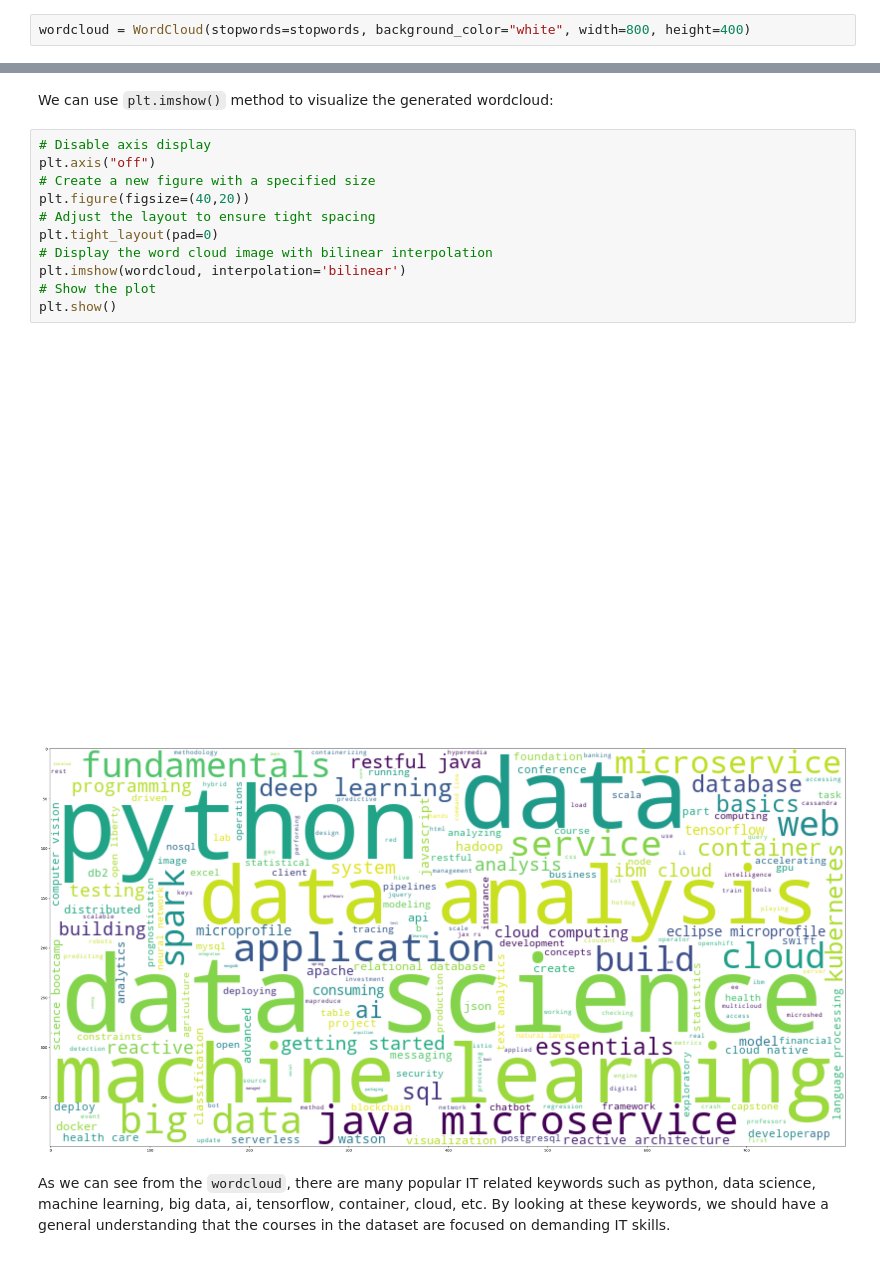
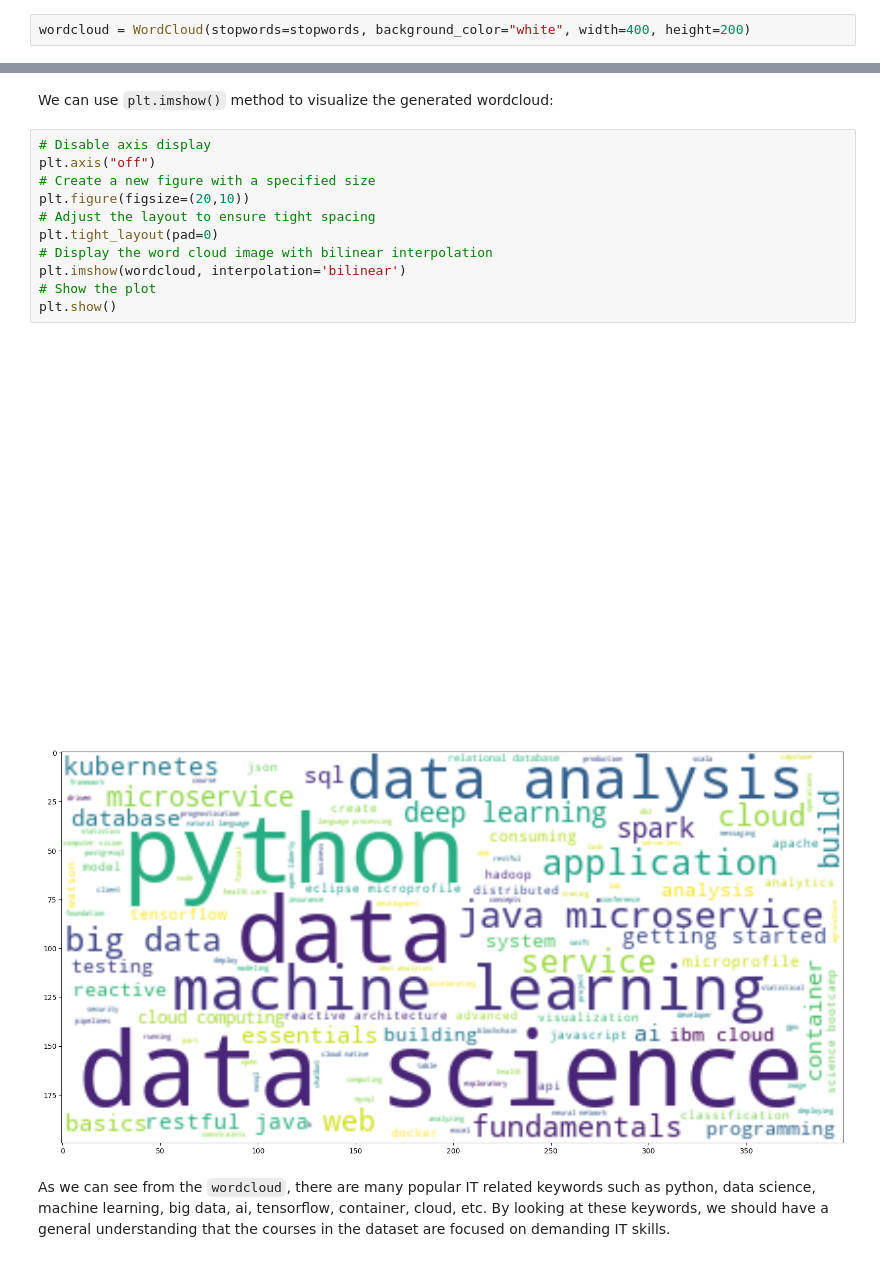
Before and after one commit to klau85/ibm-ml-specialization, a Jupyter notebook: capstone/1_lab_jupyter_eda.ipynb, the cells around one changed output, grey strips where cells are left out. Drawn from its saved outputs; the diff is of its cells as text.

````diff
--- a/capstone/1_lab_jupyter_eda.ipynb
+++ b/capstone/1_lab_jupyter_eda.ipynb
@@ -153,7 +162,7 @@ stopwords.update(["getting started", "using", "enabling", "template", "universit
 # %% [markdown]
 Then, we create a ```WordCloud``` object and generate ```wordcloud``` from the titles.
 # %%
-wordcloud = WordCloud(stopwords=stopwords, background_color="white", width=800, height=400)
+wordcloud = WordCloud(stopwords=stopwords, background_color="white", width=400, height=200)
 # %%
 wordcloud.generate(titles)
 # %% [output]
@@ -163,17 +172,17 @@ We can use `plt.imshow()` method to visualize the generated wordcloud:
 # %%
 # Disable axis display
 plt.axis("off")
 # Create a new figure with a specified size
-plt.figure(figsize=(40,20))
+plt.figure(figsize=(20,10))
 # Adjust the layout to ensure tight spacing
 plt.tight_layout(pad=0)
 # Display the word cloud image with bilinear interpolation
 plt.imshow(wordcloud, interpolation='bilinear')
 # Show the plot
 plt.show()
 # %% [output]
 [figure]
-[figure, old version]
+[figure, new version]
 # %% [markdown]
 As we can see from the ```wordcloud```,  there are many popular IT related keywords such as python, data science, machine learning, big data, ai, tensorflow, container, cloud, etc. By looking at these keywords, we should have a general understanding that the courses in the dataset are focused on demanding IT skills.
 # %% [markdown]
````
Also changed, not shown: parts of 7 cells of this notebook, 11 other files.
